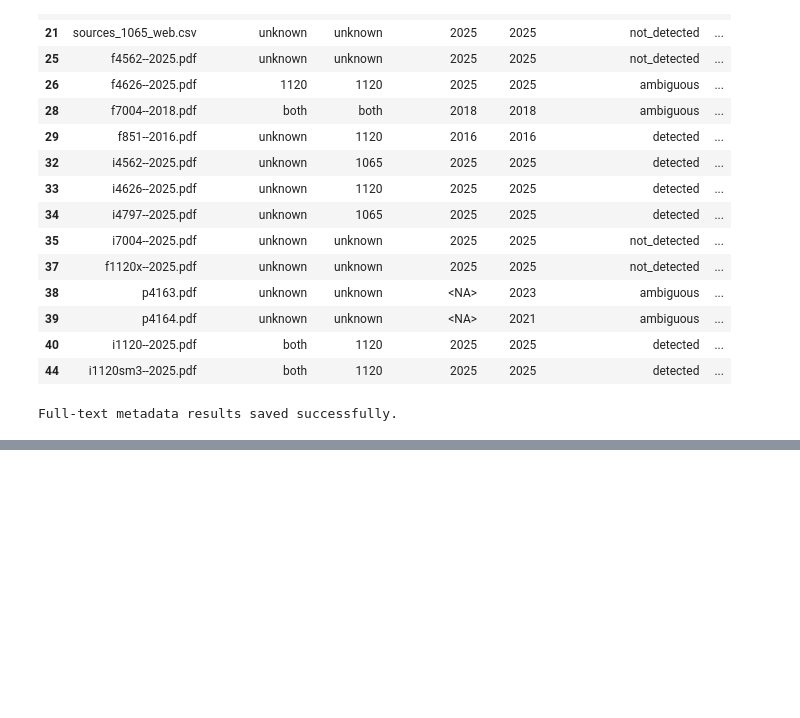
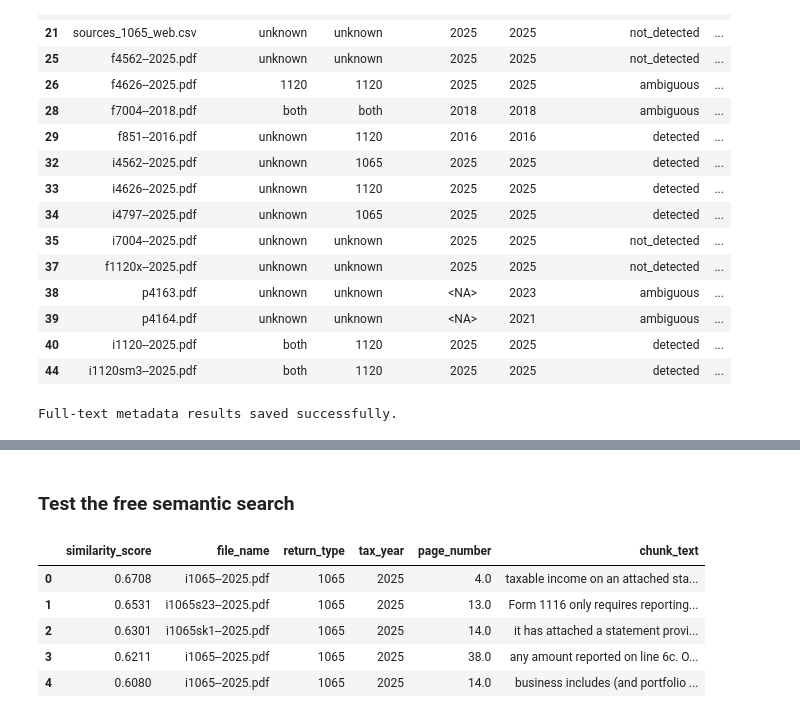
Before and after one commit to sharathnallaganti/Projects, a Jupyter notebook: project-schema-and-plan.ipynb, the cells around one changed output, grey strips where cells are left out. Saved outputs shown, nothing was run; the diff lists cells and outputs as text; code cells hidden in the pictures; blank space fills up the shorter version.

```diff
--- a/project-schema-and-plan.ipynb
+++ b/project-schema-and-plan.ipynb
@@ -2688,0 +3180,21 @@ Full-text metadata results saved successfully.
+# %%
+vector_index = faiss.IndexFlatIP(
+    EMBEDDING_DIMENSIONS
+)
+
+vector_index.add(embedding_matrix)
+
+faiss.write_index(
+    vector_index,
+    str(FAISS_INDEX_PATH),
+)
+
+print(
+    "Vectors indexed:",
+    f"{vector_index.ntotal:,}",
+)
+
+print(
+    "FAISS index:",
+    FAISS_INDEX_PATH,
+)
@@ -2688,0 +3267,2 @@ Full-text metadata results saved successfully.
+# %% [markdown]
+### Test the free semantic search
@@ -2688,0 +3308,25 @@ Full-text metadata results saved successfully.
+# %%
+test_results = search_vector_index(
+    "How is ordinary business income reported on Form 1065?",
+    top_k=5,
+)
+
+display(
+    test_results[
+        [
+            "similarity_score",
+            "file_name",
+            "return_type",
+            "tax_year",
+            "page_number",
+            "chunk_text",
+        ]
+    ]
+)
+# %% [output]
+|  | similarity_score | file_name | return_type | tax_year | page_number | chunk_text |
+| 0 | 0.6708 | i1065--2025.pdf | 1065 | 2025 | 4.0 | taxable income on an attached sta... |
+| 1 | 0.6531 | i1065s23--2025.pdf | 1065 | 2025 | 13.0 | Form 1116 only requires reporting... |
+| 2 | 0.6301 | i1065sk1--2025.pdf | 1065 | 2025 | 14.0 | it has attached a statement provi... |
+| 3 | 0.6211 | i1065--2025.pdf | 1065 | 2025 | 38.0 | any amount reported on line 6c. O... |
+| 4 | 0.6080 | i1065--2025.pdf | 1065 | 2025 | 14.0 | business includes (and portfolio ... |
```
Also changed, not shown: parts of 61 cells of this notebook.
